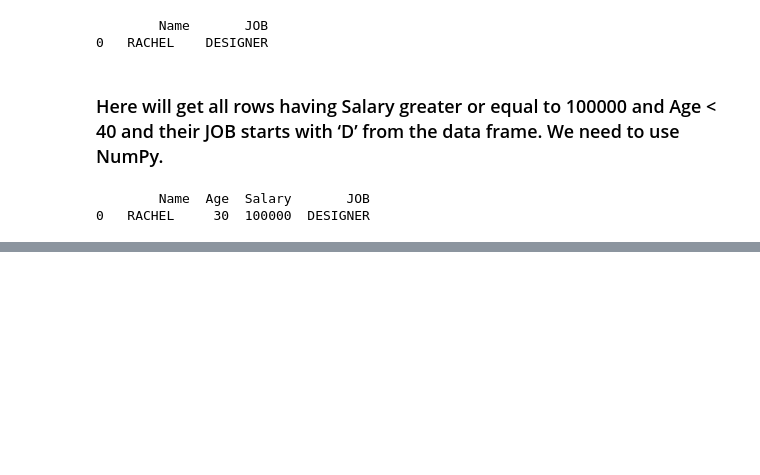
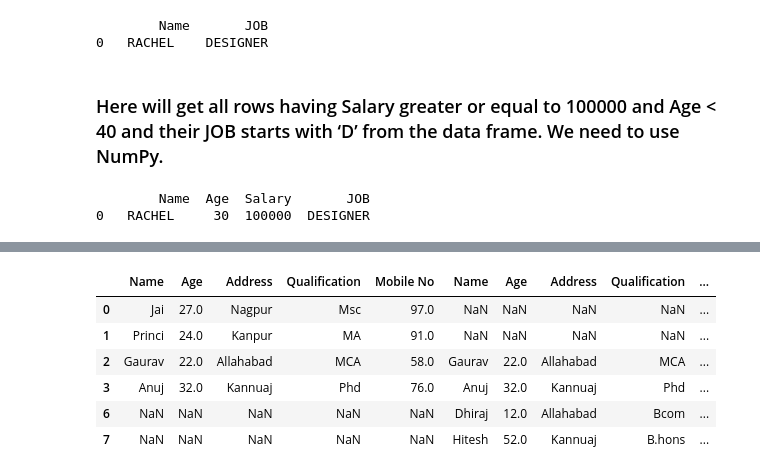
Before and after one commit to sukitha2001/GeeksForGeeks_DataScience_Path, a Jupyter notebook: pandas.ipynb, the cells around one changed output, grey strips where cells are left out. Cells and saved outputs as stored; diff of their text form; code cells hidden in the pictures; blank space fills up the shorter version.

```diff
--- a/pandas.ipynb
+++ b/pandas.ipynb
@@ -520,0 +598,11 @@ print(filtered_df1)
+# %%
+res3 = pd.concat([df,df1], axis=1, sort=False)
+res3
+# %% [output]
+|  | Name | Age | Address | Qualification | Mobile No | Name | Age | Address | Qualification | ... |
+| 0 | Jai | 27.0 | Nagpur | Msc | 97.0 | NaN | NaN | NaN | NaN | ... |
+| 1 | Princi | 24.0 | Kanpur | MA | 91.0 | NaN | NaN | NaN | NaN | ... |
+| 2 | Gaurav | 22.0 | Allahabad | MCA | 58.0 | Gaurav | 22.0 | Allahabad | MCA | ... |
+| 3 | Anuj | 32.0 | Kannuaj | Phd | 76.0 | Anuj | 32.0 | Kannuaj | Phd | ... |
+| 6 | NaN | NaN | NaN | NaN | NaN | Dhiraj | 12.0 | Allahabad | Bcom | ... |
+| 7 | NaN | NaN | NaN | NaN | NaN | Hitesh | 52.0 | Kannuaj | B.hons | ... |
```
Also changed, not shown: parts of 30 cells of this notebook.
